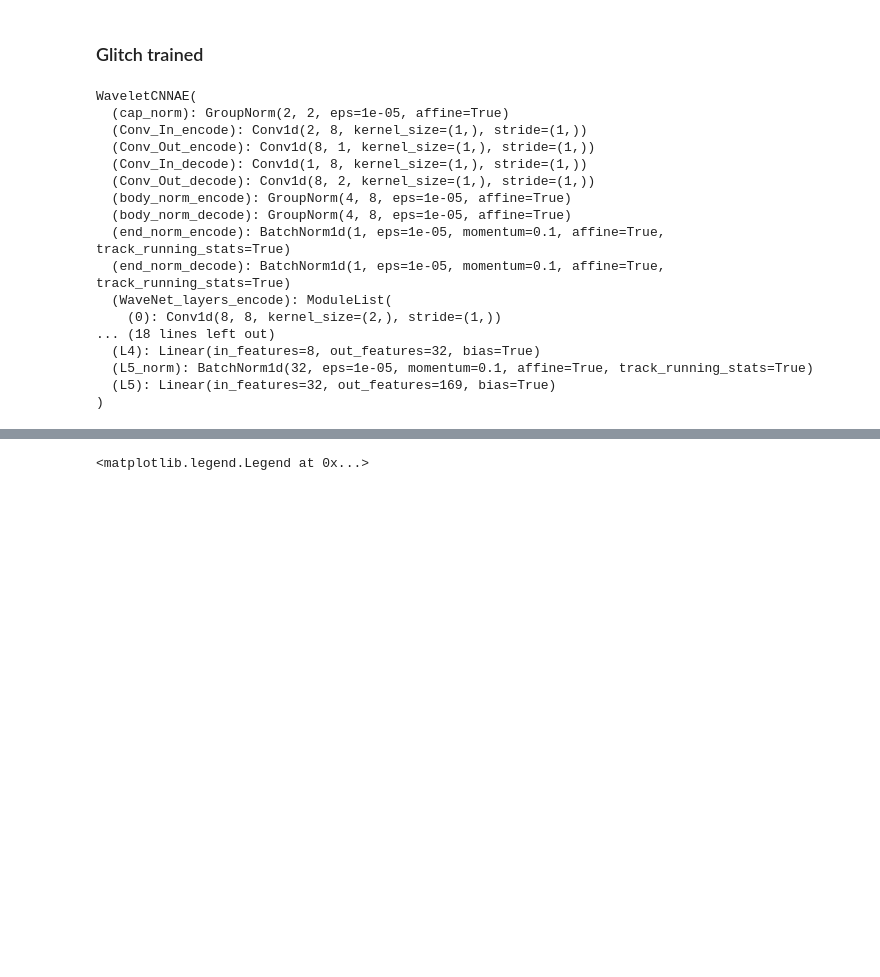
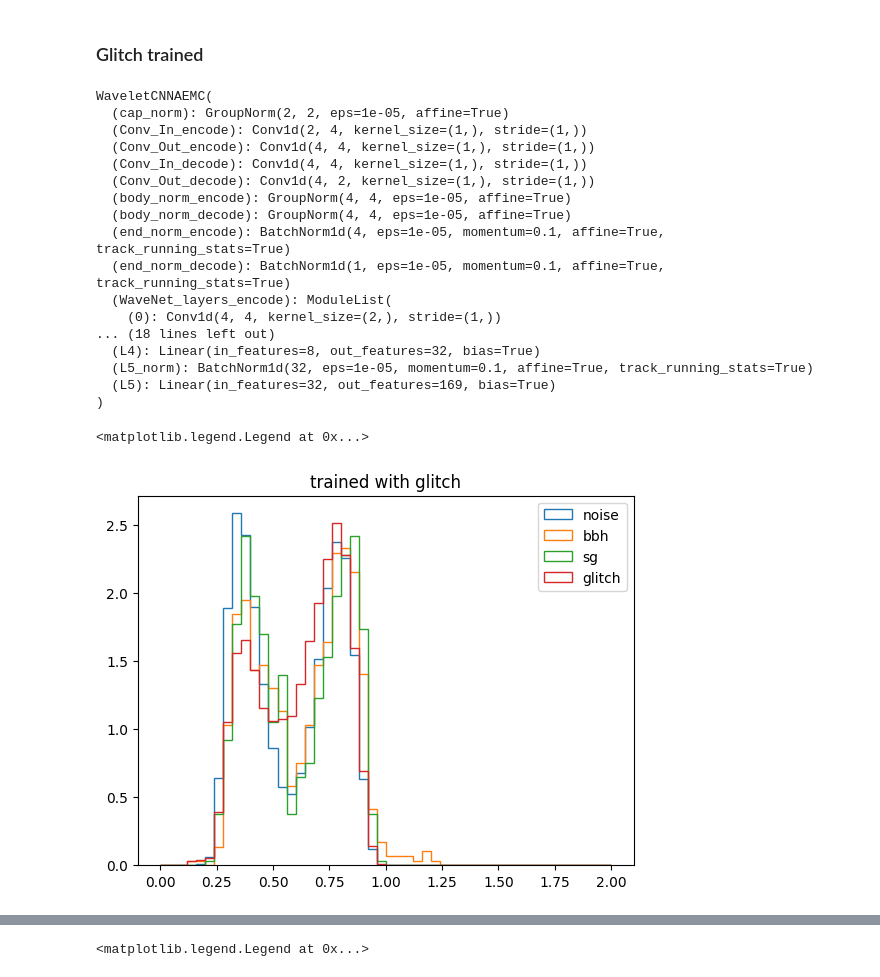
Before and after one commit to UmataHasrick/GWNAD, a Jupyter notebook: Codes/CNNAE_dilation copy.ipynb, the cells around one changed output, grey strips where cells are left out. Drawn from its saved outputs; the diff is of its cells as text; code cells hidden in the pictures; blank space fills up the shorter version.

```diff
--- a/Codes/CNNAE_dilation copy.ipynb
+++ b/Codes/CNNAE_dilation copy.ipynb
@@ -1244,26 +1311,42 @@ plt.legend()
 # %% [markdown]
 ### Glitch trained
 # %%
-version = 'v2'
+version = 'v5'
 # %%
 classifier = torch.load("../Model_cached/Wavelet_model_glitchtrained_AE"+version+"_32_8.pt")
 # %%
 classifier.cpu()
 # %% [output]
-WaveletCNNAE(
+WaveletCNNAEMC(
   (cap_norm): GroupNorm(2, 2, eps=1e-05, affine=True)
-  (Conv_In_encode): Conv1d(2, 8, kernel_size=(1,), stride=(1,))
-  (Conv_Out_encode): Conv1d(8, 1, kernel_size=(1,), stride=(1,))
-  (Conv_In_decode): Conv1d(1, 8, kernel_size=(1,), stride=(1,))
-  (Conv_Out_decode): Conv1d(8, 2, kernel_size=(1,), stride=(1,))
-  (body_norm_encode): GroupNorm(4, 8, eps=1e-05, affine=True)
-  (body_norm_decode): GroupNorm(4, 8, eps=1e-05, affine=True)
-  (end_norm_encode): BatchNorm1d(1, eps=1e-05, momentum=0.1, affine=True, track_running_stats=True)
+  (Conv_In_encode): Conv1d(2, 4, kernel_size=(1,), stride=(1,))
+  (Conv_Out_encode): Conv1d(4, 4, kernel_size=(1,), stride=(1,))
+  (Conv_In_decode): Conv1d(4, 4, kernel_size=(1,), stride=(1,))
+  (Conv_Out_decode): Conv1d(4, 2, kernel_size=(1,), stride=(1,))
+  (body_norm_encode): GroupNorm(4, 4, eps=1e-05, affine=True)
+  (body_norm_decode): GroupNorm(4, 4, eps=1e-05, affine=True)
+  (end_norm_encode): BatchNorm1d(4, eps=1e-05, momentum=0.1, affine=True, track_running_stats=True)
   (end_norm_decode): BatchNorm1d(1, eps=1e-05, momentum=0.1, affine=True, track_running_stats=True)
   (WaveNet_layers_encode): ModuleList(
-    (0): Conv1d(8, 8, kernel_size=(2,), stride=(1,))
+    (0): Conv1d(4, 4, kernel_size=(2,), stride=(1,))
 ... (18 lines left out)
   (L4): Linear(in_features=8, out_features=32, bias=True)
   (L5_norm): BatchNorm1d(32, eps=1e-05, momentum=0.1, affine=True, track_running_stats=True)
   (L5): Linear(in_features=32, out_features=169, bias=True)
 )
+# %%
+dcd_bkg = classifier(torch.FloatTensor(realbkg_reserved)).detach().numpy().reshape(-1,200)
+dcd_bbh = classifier(torch.FloatTensor(realbbh_reserved)).detach().numpy().reshape(-1,200)
+dcd_sg = classifier(torch.FloatTensor(realsg_reserved)).detach().numpy().reshape(-1,200)
+dcd_glitch = classifier(torch.FloatTensor(realglitch_reserved)).detach().numpy().reshape(-1,200)
+
+foo = plt.hist(np.var(realbkg_reserved.reshape(-1,200)-dcd_bkg, axis=1), histtype="step", range=(0, 2), bins=50, density=True, label="noise")
+foo = plt.hist(np.var(realbbh_reserved.reshape(-1,200)-dcd_bbh, axis=1), histtype="step", range=(0, 2), bins=50, density=True, label="bbh")
+foo = plt.hist(np.var(realsg_reserved.reshape(-1,200)-dcd_sg, axis=1), histtype="step", range=(0, 2), bins=50, density=True, label="sg")
+foo = plt.hist(np.var(realglitch_reserved.reshape(-1,200)-dcd_glitch, axis=1), histtype="step", range=(0, 2), bins=50, density=True, label="glitch")
+plt.title("trained with glitch")
+# plt.axvline(c0["glitch"], color="k", linestyle="--")
+plt.legend()
+# %% [output]
+<matplotlib.legend.Legend at 0x...>
+[figure, added]
```
Also changed, not shown: parts of 17 cells of this notebook, 10 other files.
